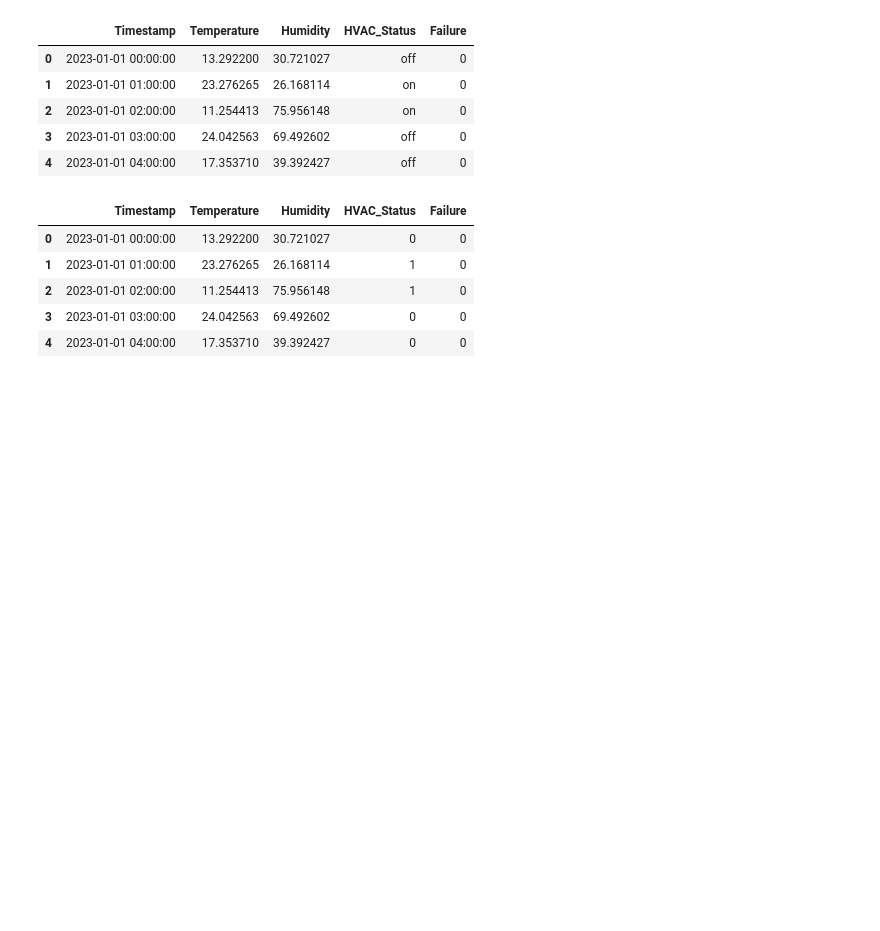
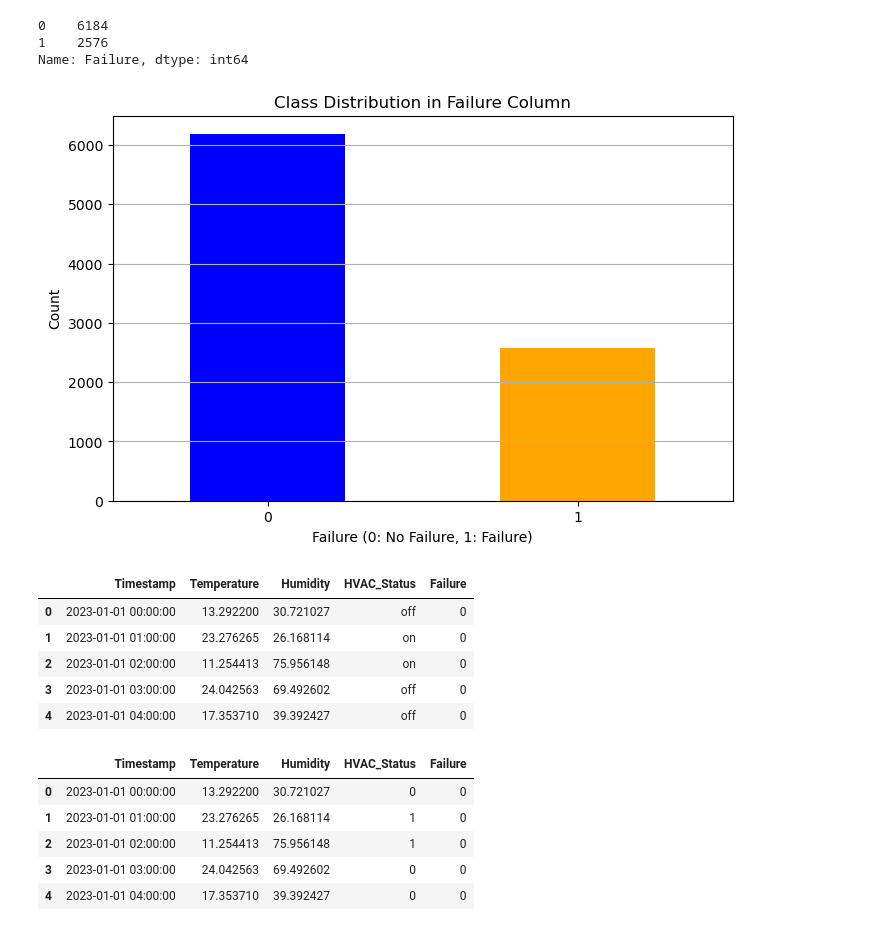
Before and after one commit to HChandeepa/AI-Driven_Proactive_Maintenance_for_Warehouse_Temperature_Monitoring, a Jupyter notebook: models.ipynb, the cells around one changed output. Cells and saved outputs as stored; diff of their text form; code cells hidden in the pictures; blank space fills up the shorter version.

```diff
--- a/models.ipynb
+++ b/models.ipynb
@@ -9,6 +10,28 @@ from sklearn.metrics import classification_report, accuracy_score, roc_auc_score
 # %%
 # Load dataset
 df = pd.read_csv('warehouse_temperature_humidity_2023.csv')
+# %%
+df['Failure'].value_counts()
+# %% [output]
+0    6184
+1    2576
+Name: Failure, dtype: int64
+# %%
+import matplotlib.pyplot as plt
+
+# Create a bar plot for the counts of each class in the 'Failure' column
+counts = df['Failure'].value_counts()
+
+plt.figure(figsize=(8, 5))
+counts.plot(kind='bar', color=['blue', 'orange'])
+plt.title('Class Distribution in Failure Column')
+plt.xlabel('Failure (0: No Failure, 1: Failure)')
+plt.ylabel('Count')
+plt.xticks(rotation=0)
+plt.grid(axis='y')
+plt.show()
+# %% [output]
+[figure, added]
 # %%
 df.head()
 # %% [output]
```
Also changed, not shown: parts of 11 cells of this notebook, 4 other files.
